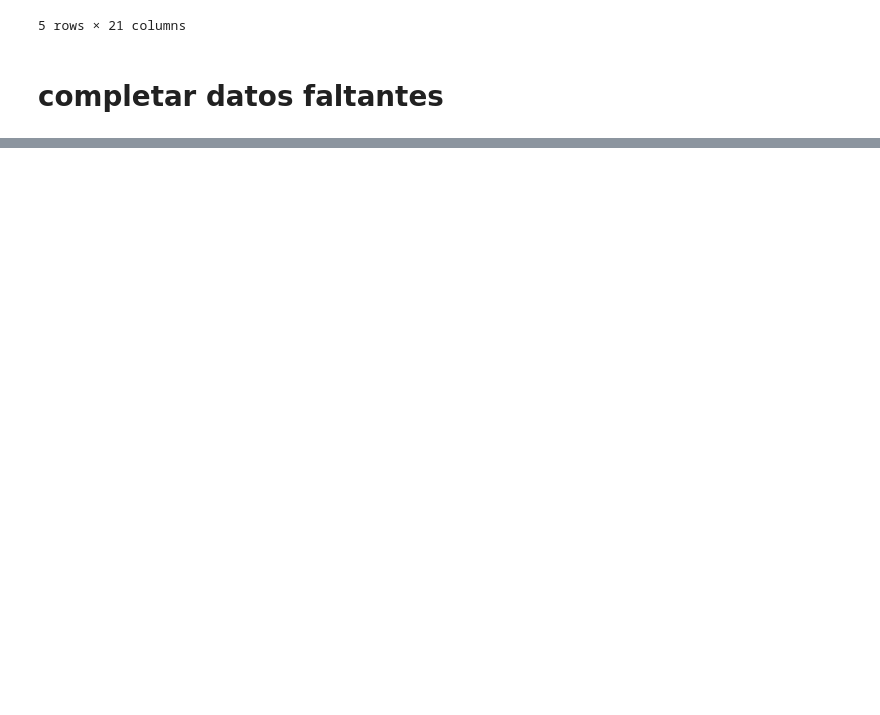
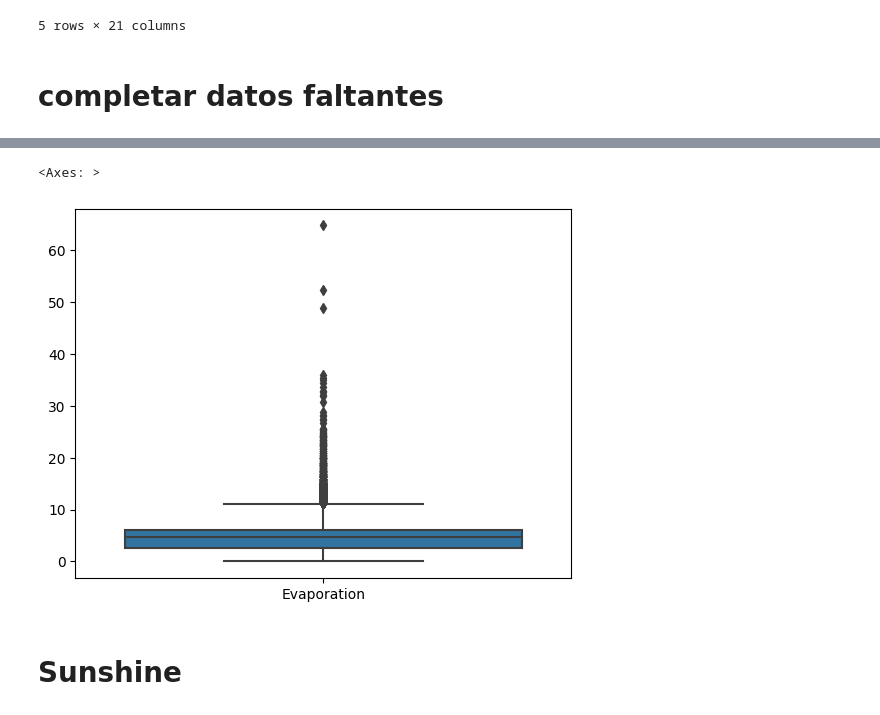
Before and after one commit to Nameless-86/AA1-TUIA-Petetta, a Jupyter notebook: eda.ipynb, the cells around one changed output, grey strips where cells are left out. Cells and saved outputs as stored; diff of their text form; code cells hidden in the pictures; blank space fills up the shorter version.

```diff
--- a/eda.ipynb
+++ b/eda.ipynb
@@ -264,0 +309,7 @@ dtype: int64
+# %%
+sns.boxplot(dataframe_regresion[['Evaporation']])
+# %% [output]
+<Axes: >
+[figure, added]
+# %% [markdown]
+# Sunshine
```
Also changed, not shown: parts of 28 cells of this notebook.
